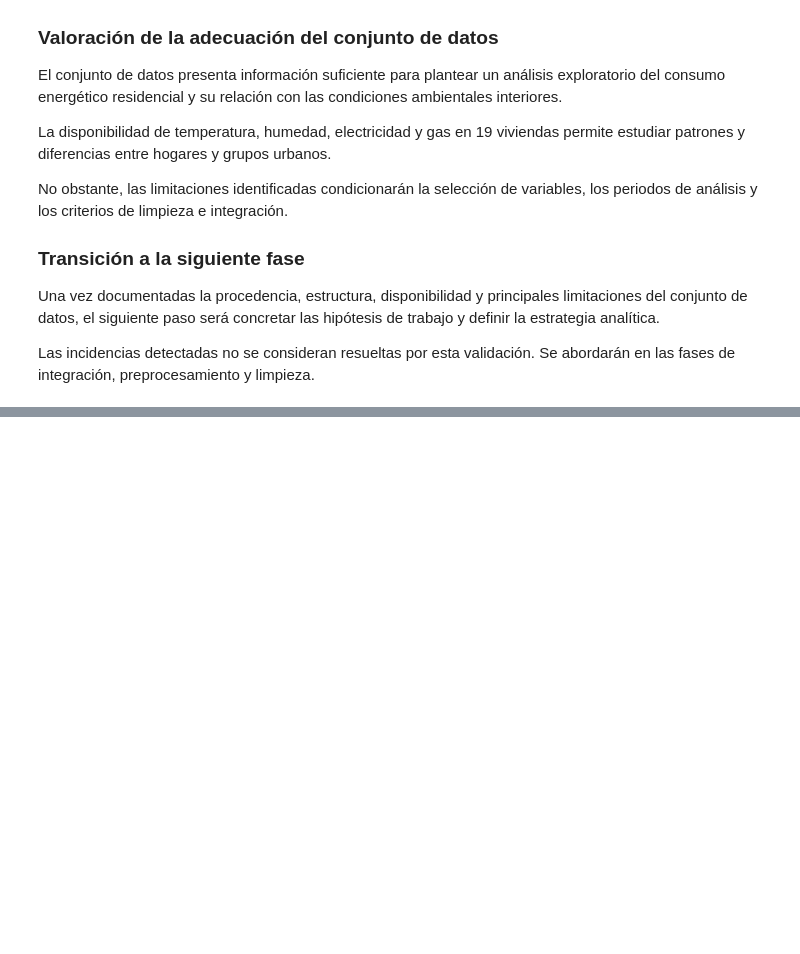
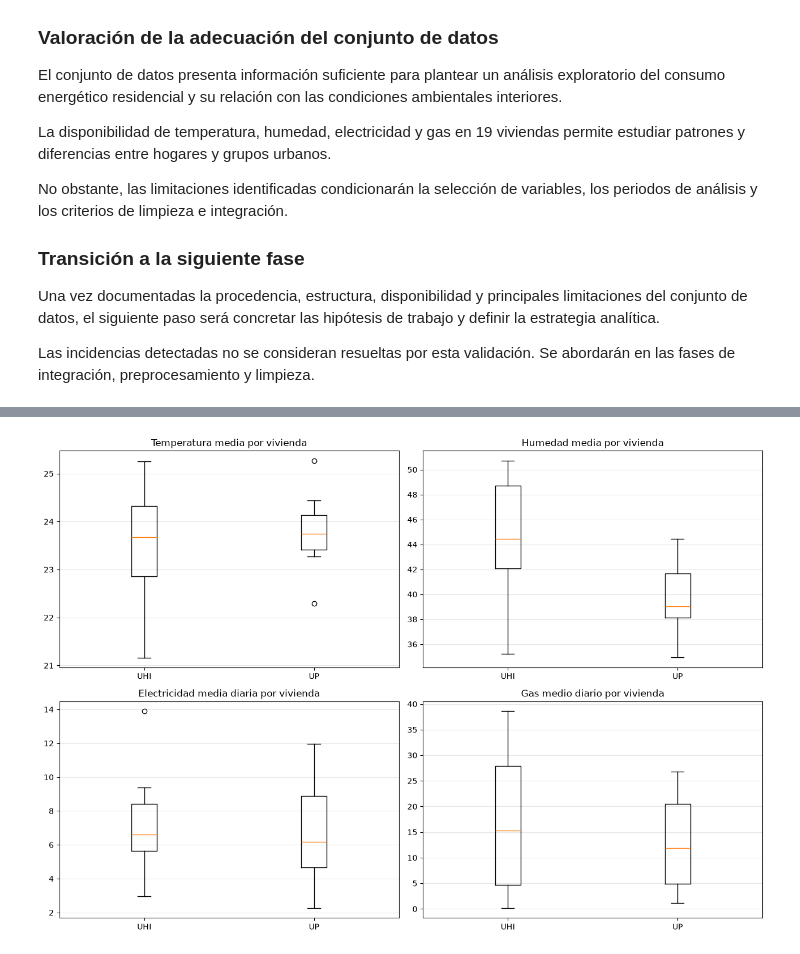
Before and after one commit to mochilooo/EDA-Monitorizacion-Energetica, a Jupyter notebook: src/main.ipynb, the cells around one changed output, grey strips where cells are left out. Cells and saved outputs as stored; diff of their text form; code cells hidden in the pictures; blank space fills up the shorter version.

```diff
--- a/src/main.ipynb
+++ b/src/main.ipynb
@@ -2594,0 +3837,15 @@ Las incidencias detectadas no se consideran resueltas por esta validación. Se a
+# %%
+# Calcular indicadores medios por vivienda
+df_house = (
+    df_daily
+    .groupby(["Group", "House"])
+    .agg(
+        TEMPERATURE=("TEMPERATURE", "mean"),
+        HUMIDITY=("HUMIDITY", "mean"),
+        ELECTRICITY=("ELECTRICITY", "mean"),
+        GAS=("GAS", "mean")
+    )
+    .reset_index()
+)
+
+display(df_house.round(2))
@@ -2594,0 +3887,34 @@ Las incidencias detectadas no se consideran resueltas por esta validación. Se a
+# %%
+import matplotlib.pyplot as plt
+
+variables = [
+    "TEMPERATURE",
+    "HUMIDITY",
+    "ELECTRICITY",
+    "GAS"
+]
+
+titles = [
+    "Temperatura media por vivienda",
+    "Humedad media por vivienda",
+    "Electricidad media diaria por vivienda",
+    "Gas medio diario por vivienda"
+]
+
+fig, axes = plt.subplots(2, 2, figsize=(13, 9))
+
+for ax, variable, title in zip(axes.flat, variables, titles):
+
+    data = [
+        df_house.loc[df_house["Group"] == group, variable].dropna()
+        for group in ["UHI", "UP"]
+    ]
+
+    ax.boxplot(data, tick_labels=["UHI", "UP"])
+    ax.set_title(title)
+    ax.grid(axis="y", alpha=0.3)
+
+plt.tight_layout()
+plt.show()
+# %% [output]
+[figure, added]
```
Also changed, not shown: parts of 54 cells of this notebook, 3 other files.
